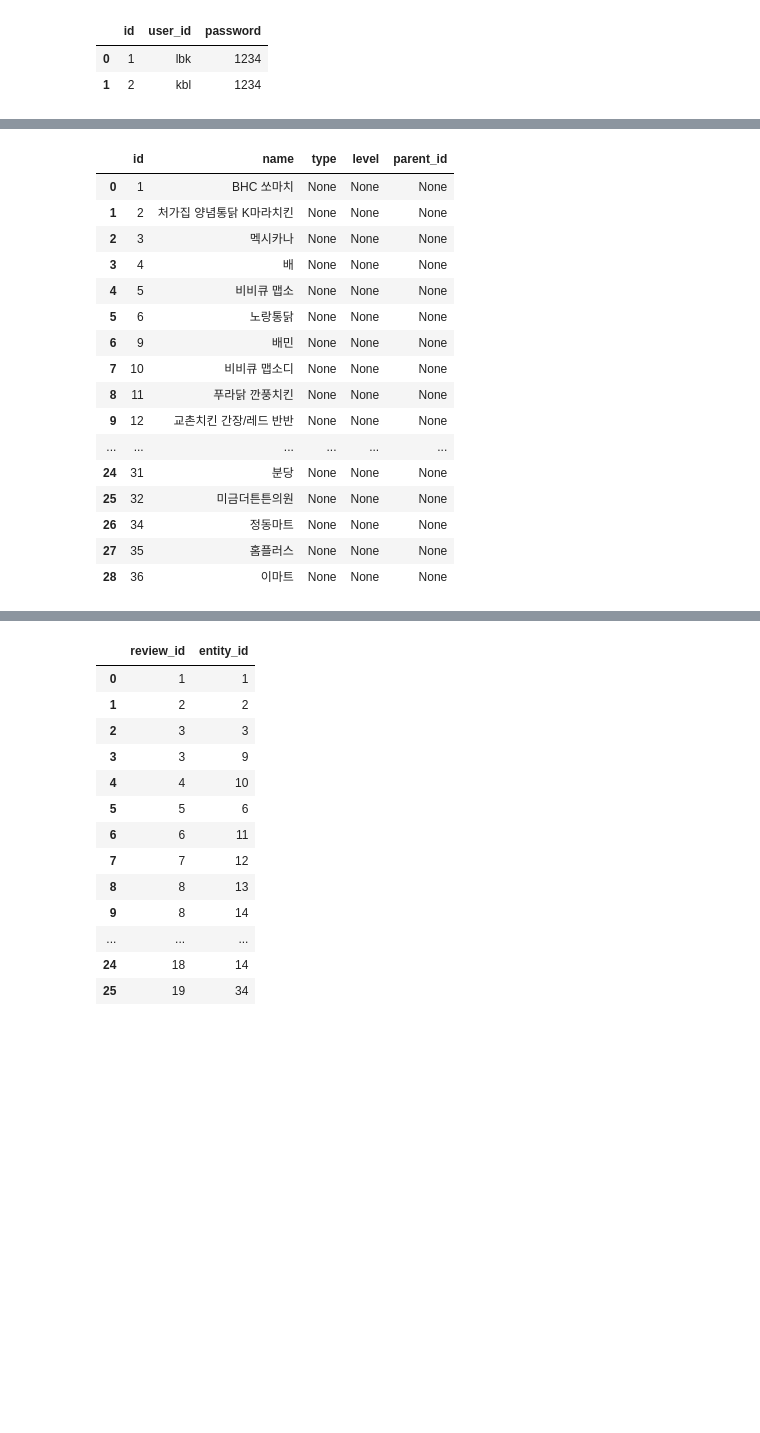
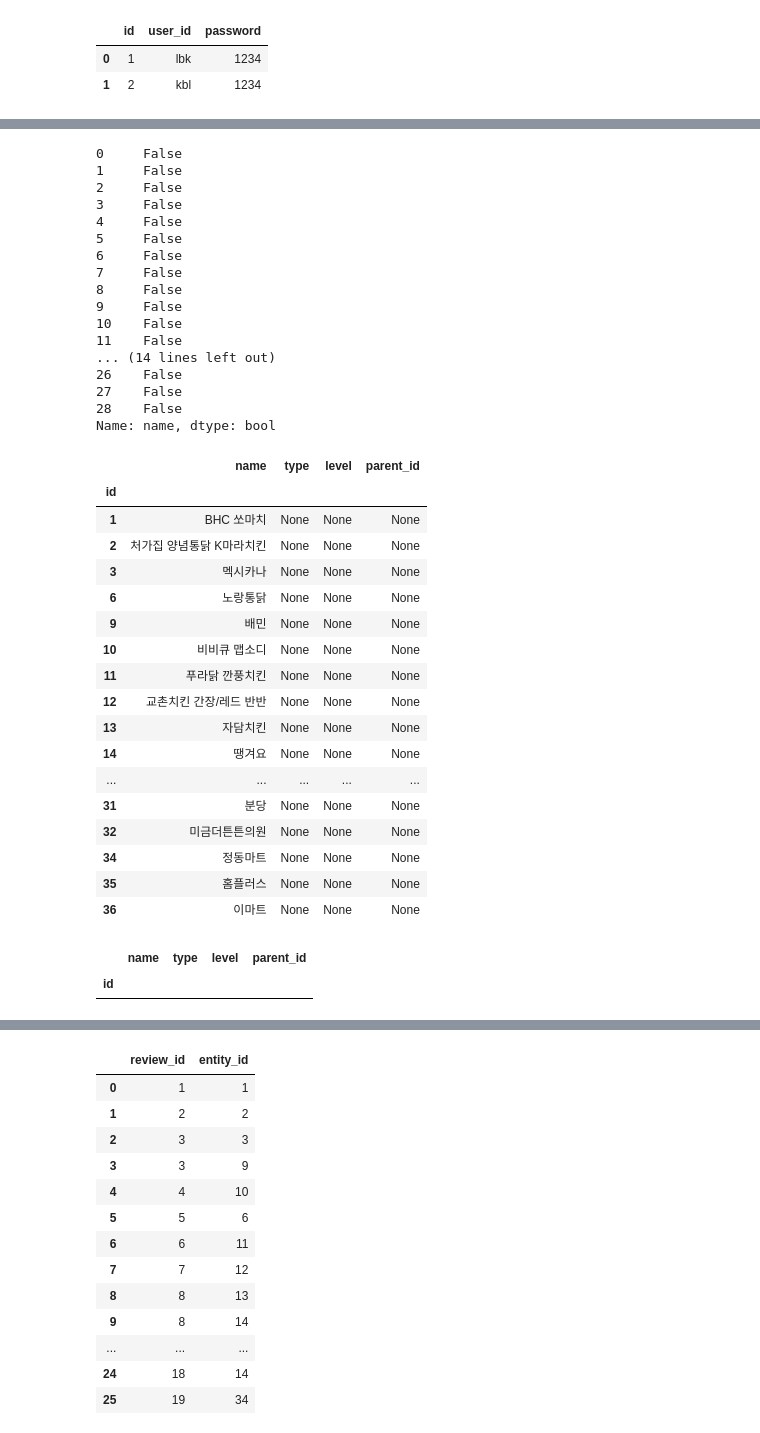
Before and after one commit to lbk209/entity-driven, a Jupyter notebook: review_app_sqlite.ipynb, the cells around one changed output, grey strips where cells are left out. Cells and saved outputs as stored; diff of their text form; code cells hidden in the pictures; blank space fills up the shorter version.

```diff
--- a/review_app_sqlite.ipynb
+++ b/review_app_sqlite.ipynb
@@ -58,22 +92,46 @@ show(
 | 21 | 1 | 1 | 2025-12-26T09:39:18.074Z | None | BHC서현시범단지점. 근처 지점중 배달 최수 주문가가 가장 ... |
 # %%
 # Entities
-show('SELECT * FROM entity ORDER BY id')
+df = show('SELECT * FROM entity ORDER BY id')
+df['name'].duplicated()
 # %% [output]
-|  | id | name | type | level | parent_id |
-| 0 | 1 | BHC 쏘마치 | None | None | None |
-| 1 | 2 | 처가집 양념통닭 K마라치킨 | None | None | None |
-| 2 | 3 | 멕시카나 | None | None | None |
-| 3 | 4 | 배 | None | None | None |
-| 4 | 5 | 비비큐 맵소 | None | None | None |
-| 5 | 6 | 노랑통닭 | None | None | None |
-| 6 | 9 | 배민 | None | None | None |
-| 7 | 10 | 비비큐 맵소디 | None | None | None |
-| 8 | 11 | 푸라닭 깐풍치킨 | None | None | None |
-| 9 | 12 | 교촌치킨 간장/레드 반반 | None | None | None |
-| ... | ... | ... | ... | ... | ... |
-| 24 | 31 | 분당 | None | None | None |
-| 25 | 32 | 미금더튼튼의원 | None | None | None |
-| 26 | 34 | 정동마트 | None | None | None |
-| 27 | 35 | 홈플러스 | None | None | None |
-| 28 | 36 | 이마트 | None | None | None |
+0     False
+1     False
+2     False
+3     False
+4     False
+5     False
+6     False
+7     False
+8     False
+9     False
+10    False
+11    False
+... (14 lines left out)
+26    False
+27    False
+28    False
+Name: name, dtype: bool
+# %%
+df = df.loc[~df['id'].isin([4, 5])]
+df = df.set_index('id')
+df
+# %% [output]
+|  | name | type | level | parent_id |
+| id |  |  |  |  |
+| 1 | BHC 쏘마치 | None | None | None |
+| 2 | 처가집 양념통닭 K마라치킨 | None | None | None |
+| 3 | 멕시카나 | None | None | None |
+| 6 | 노랑통닭 | None | None | None |
+| 9 | 배민 | None | None | None |
+| 10 | 비비큐 맵소디 | None | None | None |
+| 11 | 푸라닭 깐풍치킨 | None | None | None |
+| 12 | 교촌치킨 간장/레드 반반 | None | None | None |
+| 13 | 자담치킨 | None | None | None |
+| 14 | 땡겨요 | None | None | None |
+| ... | ... | ... | ... | ... |
+| 31 | 분당 | None | None | None |
+| 32 | 미금더튼튼의원 | None | None | None |
+| 34 | 정동마트 | None | None | None |
+| 35 | 홈플러스 | None | None | None |
+| 36 | 이마트 | None | None | None |
@@ -79,0 +146,7 @@ show('SELECT * FROM entity ORDER BY id')
+# %%
+ids = [24,31]
+df.loc[ids, 'type'] = 'location'
+df.loc[df['type'].isna()]
+# %% [output]
+|  | name | type | level | parent_id |
+| id |  |  |  |  |
```
Also changed, not shown: parts of 13 cells of this notebook, 13 other files.
